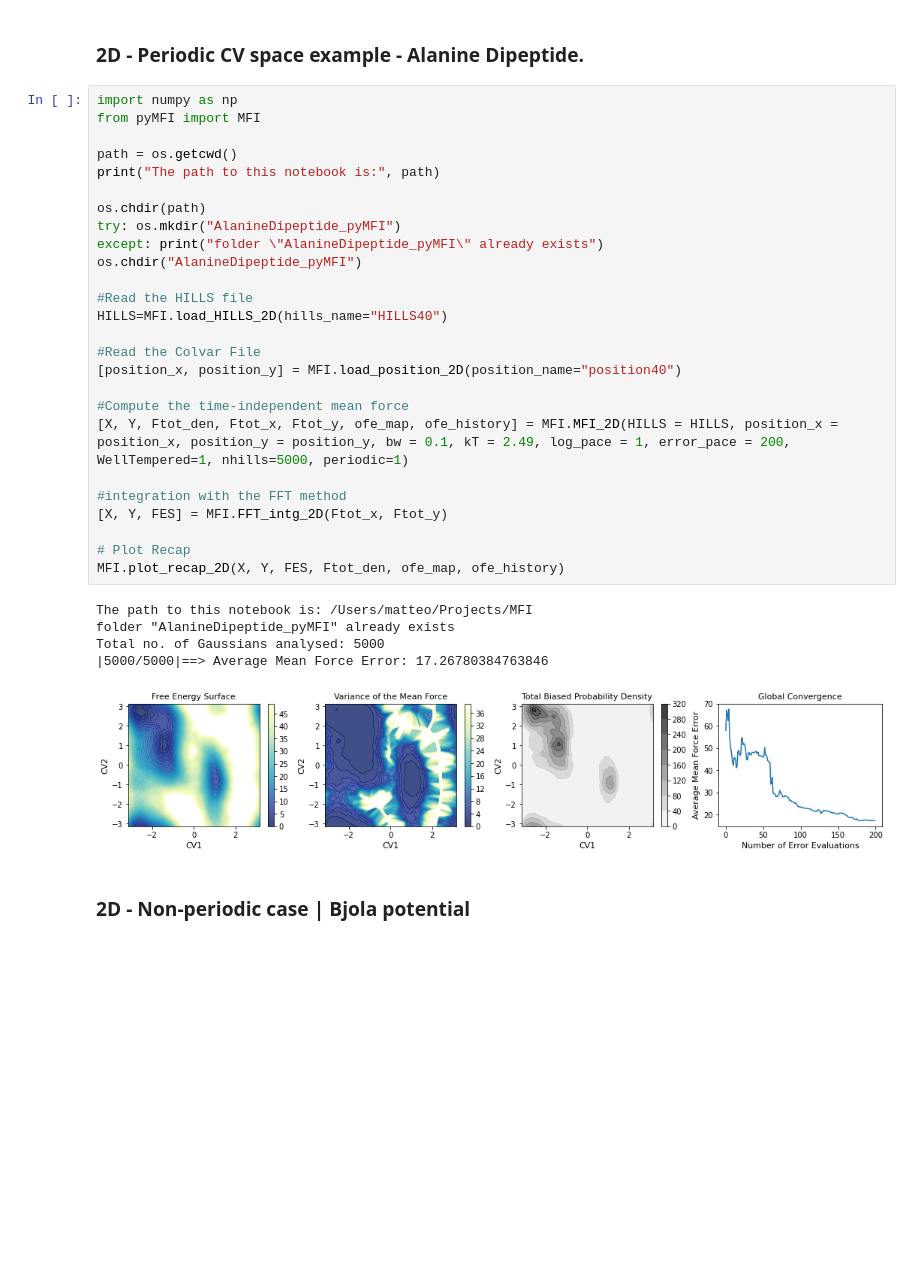
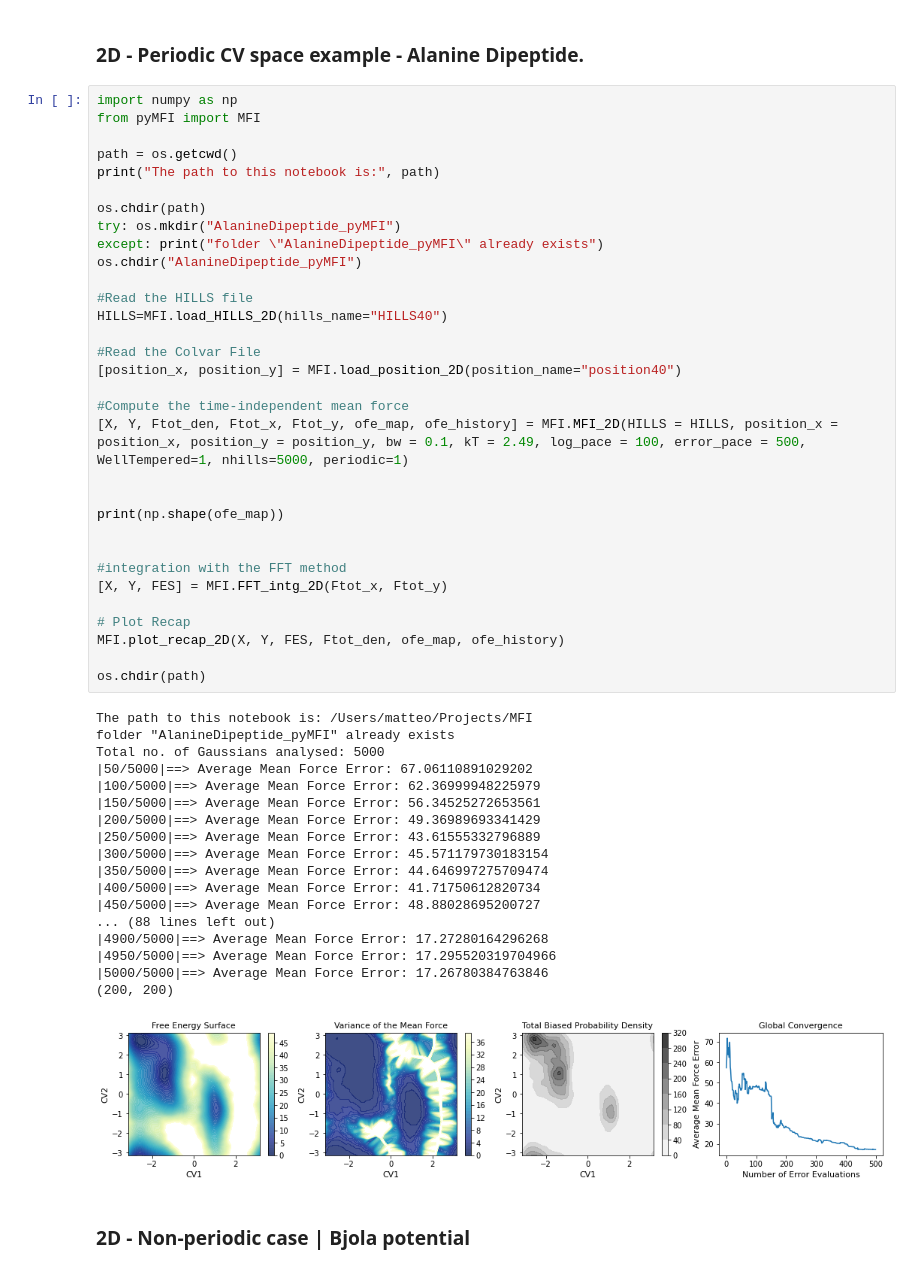
Before and after one commit to mme-ucl/MFI, a Jupyter notebook: MFI_notebook.ipynb, the cells around one changed output. Cells and saved outputs as stored; diff of their text form; blank space fills up the shorter version.

Commit message:
some work on error calculations

```diff
--- a/MFI_notebook.ipynb
+++ b/MFI_notebook.ipynb
@@ -7,35 +7,54 @@ Import HILLS and COLVAR files, compute the mean force and integrate using the py
 # %%
 import numpy as np
 from pyMFI import MFI
 
 path = os.getcwd()
 print("The path to this notebook is:", path)
 
 os.chdir(path)
 try: os.mkdir("AlanineDipeptide_pyMFI")
 except: print("folder \"AlanineDipeptide_pyMFI\" already exists")
 os.chdir("AlanineDipeptide_pyMFI")
 
 #Read the HILLS file
 HILLS=MFI.load_HILLS_2D(hills_name="HILLS40")
 
 #Read the Colvar File
 [position_x, position_y] = MFI.load_position_2D(position_name="position40")
 
 #Compute the time-independent mean force
-[X, Y, Ftot_den, Ftot_x, Ftot_y, ofe_map, ofe_history] = MFI.MFI_2D(HILLS = HILLS, position_x = position_x, position_y = position_y, bw = 0.1, kT = 2.49, log_pace = 1, error_pace = 200, WellTempered=1, nhills=5000, periodic=1)
+[X, Y, Ftot_den, Ftot_x, Ftot_y, ofe_map, ofe_history] = MFI.MFI_2D(HILLS = HILLS, position_x = position_x, position_y = position_y, bw = 0.1, kT = 2.49, log_pace = 100, error_pace = 500, WellTempered=1, nhills=5000, periodic=1)
+
+
+print(np.shape(ofe_map))
+
 
 #integration with the FFT method
 [X, Y, FES] = MFI.FFT_intg_2D(Ftot_x, Ftot_y)
 
 # Plot Recap
 MFI.plot_recap_2D(X, Y, FES, Ftot_den, ofe_map, ofe_history)
+
+os.chdir(path)
 # %% [output]
 The path to this notebook is: /Users/matteo/Projects/MFI
 folder "AlanineDipeptide_pyMFI" already exists
 Total no. of Gaussians analysed: 5000
+|50/5000|==> Average Mean Force Error: 67.06110891029202
+|100/5000|==> Average Mean Force Error: 62.36999948225979
+|150/5000|==> Average Mean Force Error: 56.34525272653561
+|200/5000|==> Average Mean Force Error: 49.36989693341429
+|250/5000|==> Average Mean Force Error: 43.61555332796889
+|300/5000|==> Average Mean Force Error: 45.571179730183154
+|350/5000|==> Average Mean Force Error: 44.646997275709474
+|400/5000|==> Average Mean Force Error: 41.71750612820734
+|450/5000|==> Average Mean Force Error: 48.88028695200727
+... (88 lines left out)
+|4900/5000|==> Average Mean Force Error: 17.27280164296268
+|4950/5000|==> Average Mean Force Error: 17.295520319704966
 |5000/5000|==> Average Mean Force Error: 17.26780384763846
+(200, 200)
-[figure, old version]
+[figure, new version]
 # %% [markdown]
 ### 2D - Non-periodic case | Bjola potential
 # %%
```
Also changed, not shown: parts of 3 cells of this notebook, 2 other files.
